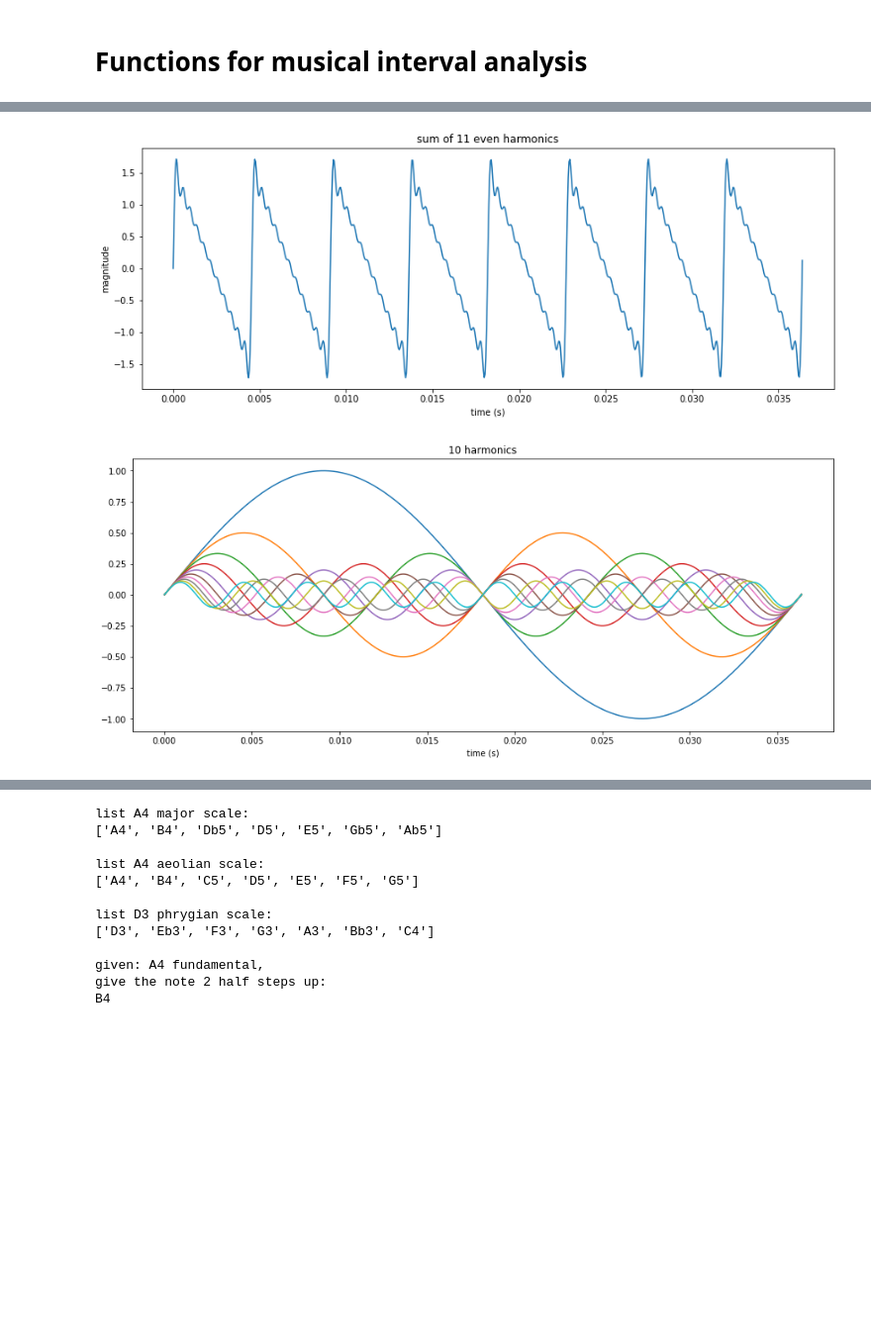
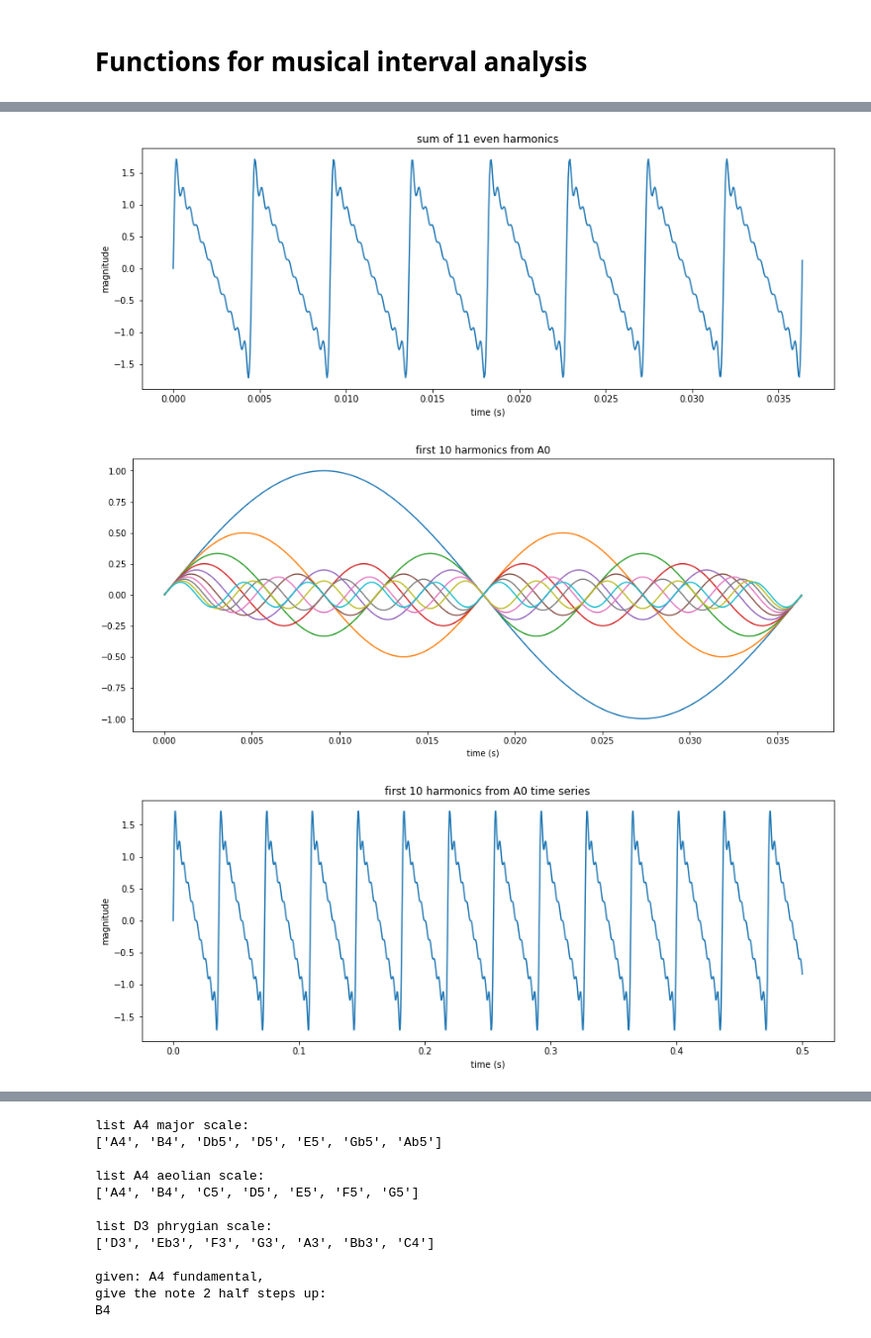
Before and after one commit to nip2/dsp_examples, a Jupyter notebook: music/music_intervals.ipynb, the cells around one changed output, grey strips where cells are left out. Shown at 99% size. Cells and saved outputs as stored; diff of their text form; code cells hidden in the pictures; blank space fills up the shorter version.

```diff
--- a/music/music_intervals.ipynb
+++ b/music/music_intervals.ipynb
@@ -146,14 +147,15 @@ def simple_harmonic(N,fs,fund,pitch,harm,num_harm):
         Nt = int(round(Tp/Ts))
         t = np.linspace(0,Ts*Nt,Nt)
 
+        x = np.zeros(N)
         for m in range(num_harm):
-            x = np.zeros(N)
             harm = (1/(1+m))*np.sin(w0*(1+m)*Ts*n)
             x = x + harm
-            x_title = 'all harmonics to %d' % num_harm
+            x_title = 'first %d harmonics from %s' % (num_harm,fund)
             plt.plot(t,harm[:len(t)])
-            plt.title('%d harmonics' % num_harm)
+            plt.title(x_title)
             plt.xlabel('time (s)')
+        plt.show()
 
     return x,x_title
 # %%
@@ -282,35 +331,47 @@ def list_scale(root,name,scales,note_names):
 # %%
 # setup note elements
 notes = pitch_dict_create()
 intervals = notes['intervals']
 note_names = notes['names']
 pitch = notes['pitch']
 
 # setup dimensions
 T = 1/27.5      # T seconds long
 fs = 22050      # Hz
 nyq = round(int(22050/2))  # highest freq before aliasing
 dimensions = dim_def(T,fs)
 Ts = dimensions['Ts']
 n = dimensions['n_index']
 N = dimensions['numsamps']
-Np = dimensions['N-point']
-C = dimensions['nstart_index']
-D = dimensions['nend_index']
-n_pad = dimensions['n_pad_index']
+#Np = dimensions['N-point']
+#C = dimensions['nstart_index']
+#D = dimensions['nend_index']
+#n_pad = dimensions['n_pad_index']
 
-# create and plot waveform
+# create and plot odd/even harmonic sums
 x,x_title = simple_harmonic(N,fs,'A2',pitch,'odd',11)
 plot_waveforms(Ts,N,x,x_title)
 
 x,x_title = simple_harmonic(N,fs,'A2',pitch,'even',11)
 plot_waveforms(Ts,N,x,x_title)
 
 # plot an overlay of the harmonics
 # A0 is at 27.5 Hz, N = 800, therefore:
 # 1/(f_A0) ~= N/fs
+
+# time series plot over longer duration
+dimensions = dim_def(.5,fs)
+Ts = dimensions['Ts']
+n = dimensions['n_index']
+N = dimensions['numsamps']
 x,x_title = simple_harmonic(N,fs,'A0',pitch,'overlay',10)
+xt_title = x_title + ' time series'
+plot_waveforms(Ts,N,x,xt_title)
+
+# FFT plot
+plot_fft(x,x_title,N,fs,20)
 # %% [output]
 [figure]
 [figure]
-[figure, old version]
+[figure, new version]
+[figure, added]
```
Also changed, not shown: parts of 9 cells of this notebook, 5 other files.
